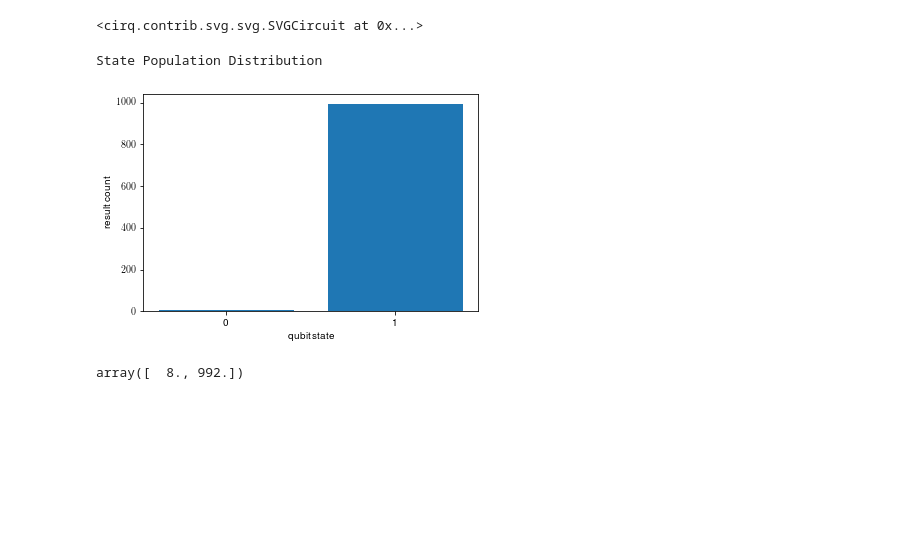
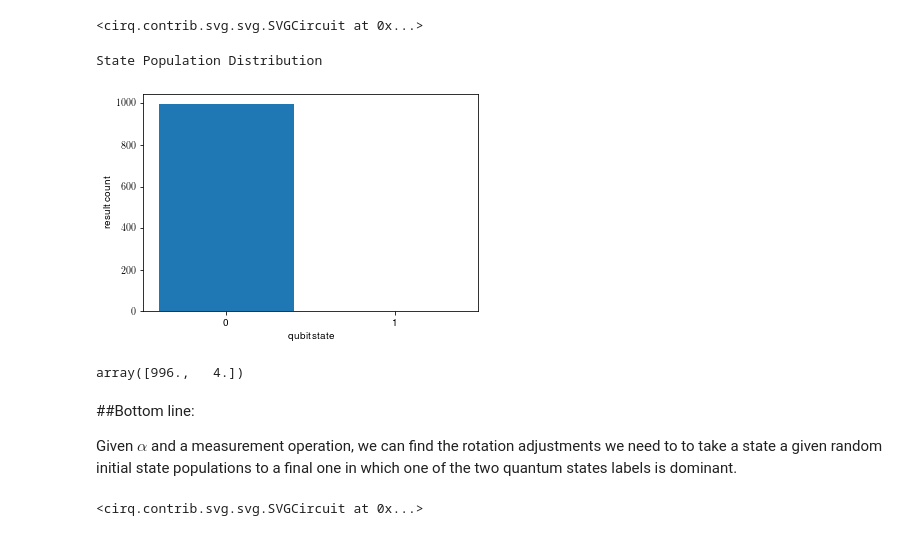
Before and after one commit to enriqueasegura/Quantum-X, a Jupyter notebook: QMLHEP_Task.ipynb, the cells around one changed output. Saved outputs shown, nothing was run; the diff lists cells and outputs as text; code cells hidden in the pictures; blank space fills up the shorter version.

```diff
--- a/QMLHEP_Task.ipynb
+++ b/QMLHEP_Task.ipynb
@@ -417,7 +461,7 @@ def qml_sgd(random_t_parameter, adam_toggle):
   beta_1 = 0.9
   beta_2 = 0.999
   smoothing_epsilon = 1e-8
-  learning_rate = 0.001
+  learning_rate = 0.01
 
   while status == 'not done':
     count += 1
@@ -444,7 +488,7 @@ def qml_sgd(random_t_parameter, adam_toggle):
     label_arr.append(current_predicted_label_value)
 
     current_loss_value = 1 - np.square(current_predicted_label_value)
-    print('current loss: ', current_loss_value)
+    #print('current loss: ', current_loss_value)
     loss_arr.append(current_loss_value)
 
     current_gradient_value = 2*current_predicted_label_value
@@ -599,12 +611,32 @@ SVGCircuit(optimized_c)
 # %%
 simulator = cirq.Simulator()
 
-num_reps = 10000
+num_reps = 1000
 
-result = simulator.run(optimized_c,repetitions=1000)
+result = simulator.run(optimized_c,repetitions=num_reps)
 print('State Population Distribution')
 cirq.plot_state_histogram(result)
 # %% [output]
 State Population Distribution
-[figure, old version]
+[figure, new version]
-array([  8., 992.])
+array([996.,   4.])
+# %% [markdown]
+##Bottom line:
+
+Given $\alpha$ and a measurement operation, we can find the rotation adjustments we need to to take a state a given random initial state populations to a final one in which one of the two quantum states labels is dominant.
+# %%
+import sympy
+%matplotlib inline
+
+circuit = cirq.Circuit()
+alpha = sympy.Symbol('α')
+
+q = cirq.LineQubit(0)
+
+gate = cirq.XPowGate(exponent=alpha)
+circuit.append(gate(q))
+circuit.append(cirq.measure(q, key='q0'))
+
+SVGCircuit(circuit)
+# %% [output]
+<cirq.contrib.svg.svg.SVGCircuit at 0x...>
```
Also changed, not shown: parts of 11 cells of this notebook.
